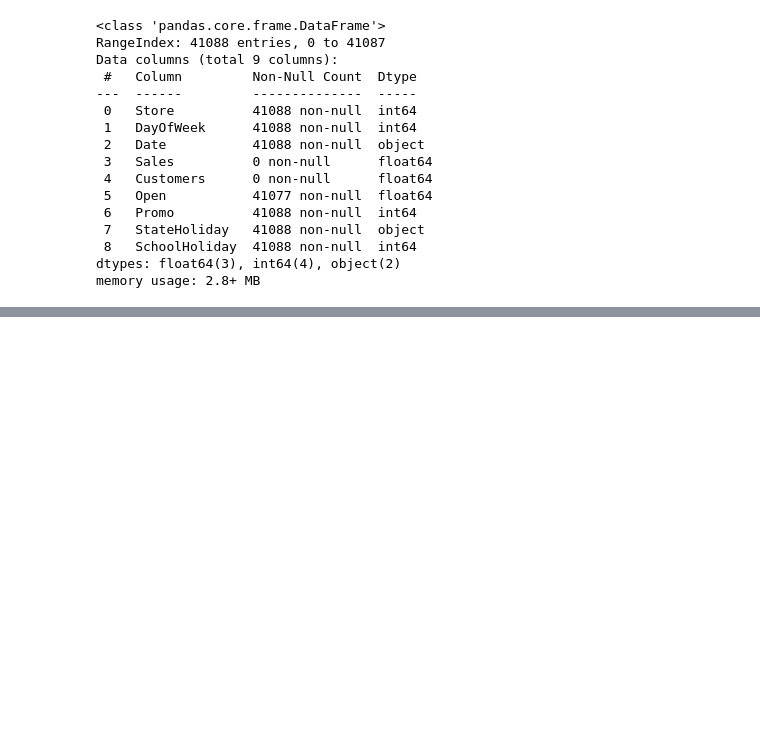
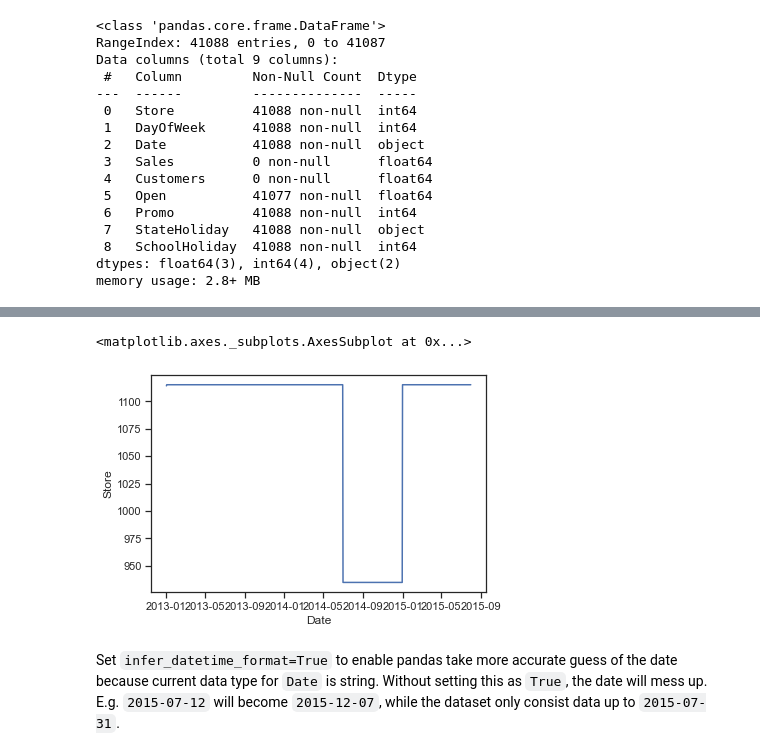
Before and after one commit to lucastancm96/drug_store_sales_forecast, a Jupyter notebook: sales_forecast.ipynb, the cells around one changed output, grey strips where cells are left out. Cells and saved outputs as stored; diff of their text form; code cells hidden in the pictures; blank space fills up the shorter version.

```diff
--- a/sales_forecast.ipynb
+++ b/sales_forecast.ipynb
@@ -95,0 +105,10 @@ memory usage: 2.8+ MB
+# %%
+train_copy = train.copy()
+train_copy['Date'] = pd.to_datetime(train_copy['Date'], infer_datetime_format = True)
+train_copy_storecount = pd.DataFrame(train_copy.groupby('Date')['Store'].count()).reset_index()
+sns.lineplot(x='Date', y='Store', data=train_copy_storecount)
+# %% [output]
+<matplotlib.axes._subplots.AxesSubplot at 0x...>
+[figure, added]
+# %% [markdown]
+Set `infer_datetime_format=True` to enable pandas take more accurate guess of the date because current data type for `Date` is string. Without setting this as `True`, the date will mess up. E.g. `2015-07-12` will become `2015-12-07`, while the dataset only consist data up to `2015-07-31`.
```
Also changed, not shown: parts of 2 cells of this notebook, 2 other files.
